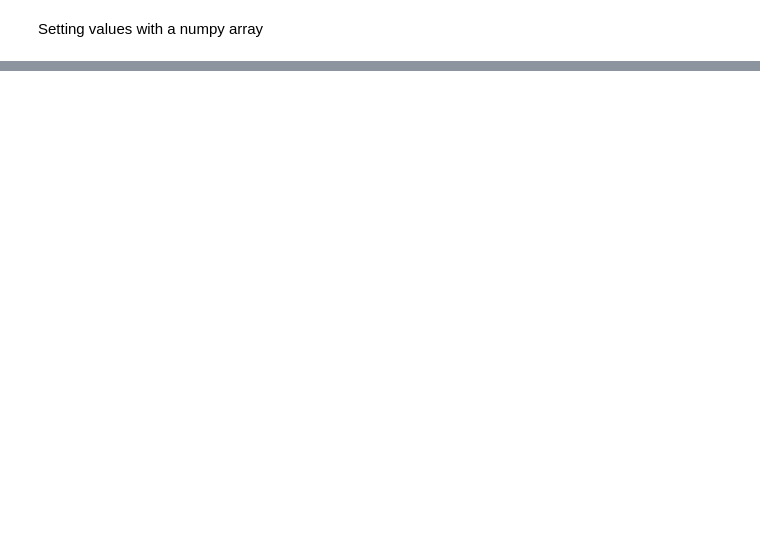
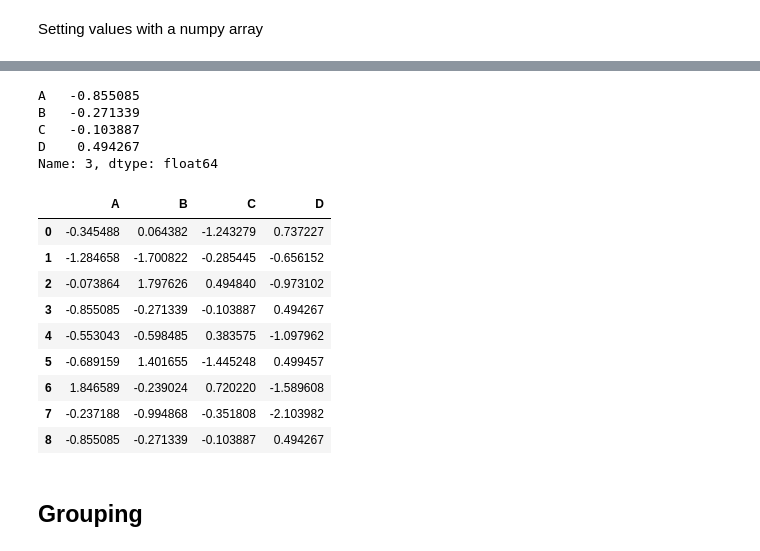
Before and after one commit to mscaudill/Tutorials, a Jupyter notebook: pandas_tutorials/10_min_pandas/10min.ipynb, the cells around one changed output, grey strips where cells are left out. Drawn from its saved outputs; the diff is of its cells as text; code cells hidden in the pictures; blank space fills up the shorter version.

Commit message:
upto the grouping section of the tutorial

```diff
--- a/pandas_tutorials/10_min_pandas/10min.ipynb
+++ b/pandas_tutorials/10_min_pandas/10min.ipynb
@@ -464,0 +784,2 @@ print df2
+# %%
+df = pd.DataFrame(np.random.randn(8,4), columns=['A', 'B', 'C', 'D'])
@@ -464,0 +798,25 @@ print df2
+# %%
+s = df.iloc[3] # get the third row
+# %%
+s
+# %% [output]
+A   -0.855085
+B   -0.271339
+C   -0.103887
+D    0.494267
+Name: 3, dtype: float64
+# %%
+df.append(s, ignore_index=True) #append third row to end of dataframe
+# %% [output]
+|  | A | B | C | D |
+| 0 | -0.345488 | 0.064382 | -1.243279 | 0.737227 |
+| 1 | -1.284658 | -1.700822 | -0.285445 | -0.656152 |
+| 2 | -0.073864 | 1.797626 | 0.494840 | -0.973102 |
+| 3 | -0.855085 | -0.271339 | -0.103887 | 0.494267 |
+| 4 | -0.553043 | -0.598485 | 0.383575 | -1.097962 |
+| 5 | -0.689159 | 1.401655 | -1.445248 | 0.499457 |
+| 6 | 1.846589 | -0.239024 | 0.720220 | -1.589608 |
+| 7 | -0.237188 | -0.994868 | -0.351808 | -2.103982 |
+| 8 | -0.855085 | -0.271339 | -0.103887 | 0.494267 |
+# %% [markdown]
+## Grouping
```
Also changed, not shown: parts of 95 cells of this notebook.
